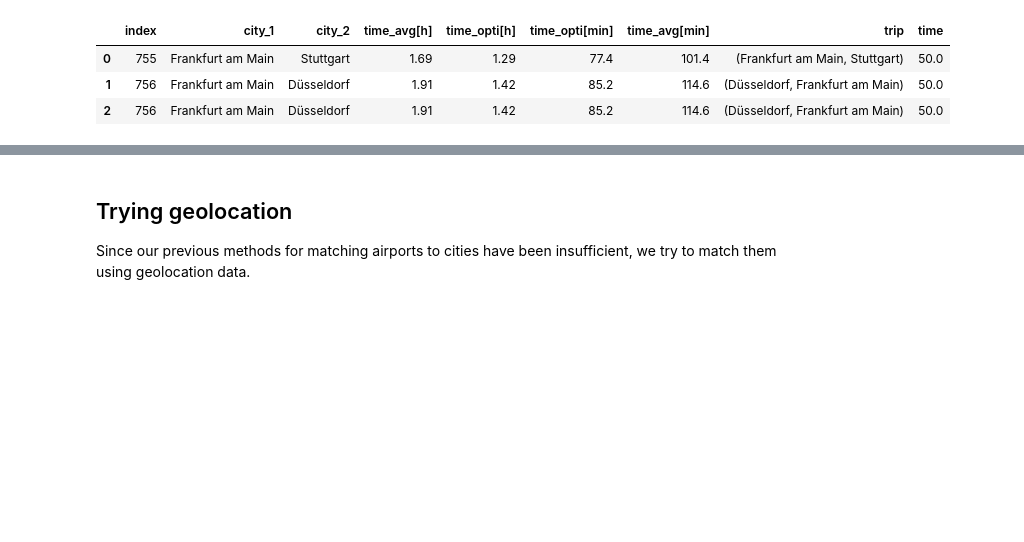
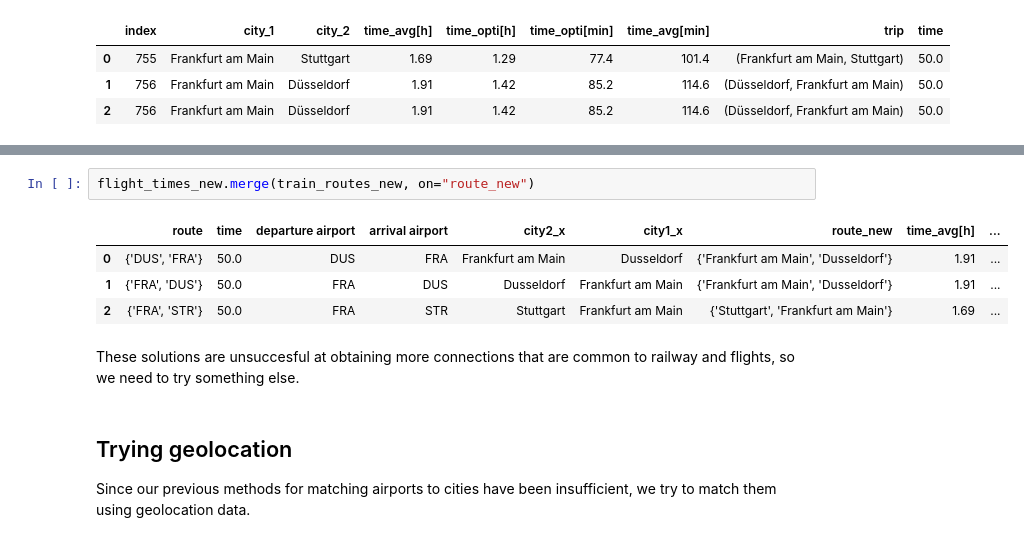
Before and after one commit to RabDou44/DOPP_group18, a Jupyter notebook: final notebook/Single_notebook.ipynb, the cells around one changed output, grey strips where cells are left out. Drawn from its saved outputs; the diff is of its cells as text; blank space fills up the shorter version.

```diff
--- a/final notebook/Single_notebook.ipynb
+++ b/final notebook/Single_notebook.ipynb
@@ -999,3 +1165,12 @@ flights_and_trains
+# %%
+flight_times_new.merge(train_routes_new, on="route_new")
+# %% [output]
+|  | route | time | departure airport | arrival airport | city2_x | city1_x | route_new | time_avg[h] | ... |
+| 0 | {'DUS', 'FRA'} | 50.0 | DUS | FRA | Frankfurt am Main | Dusseldorf | {'Frankfurt am Main', 'Dusseldorf'} | 1.91 | ... |
+| 1 | {'FRA', 'DUS'} | 50.0 | FRA | DUS | Dusseldorf | Frankfurt am Main | {'Frankfurt am Main', 'Dusseldorf'} | 1.91 | ... |
+| 2 | {'FRA', 'STR'} | 50.0 | FRA | STR | Stuttgart | Frankfurt am Main | {'Stuttgart', 'Frankfurt am Main'} | 1.69 | ... |
+# %% [markdown]
+These solutions are unsuccesful at obtaining more connections that are common to railway and flights, so we need to try something else.
 # %% [markdown]
 ## Trying geolocation
 Since our previous methods for matching airports to cities have been insufficient, we try to match them using geolocation data.
```
Also changed, not shown: parts of 9 cells of this notebook.
